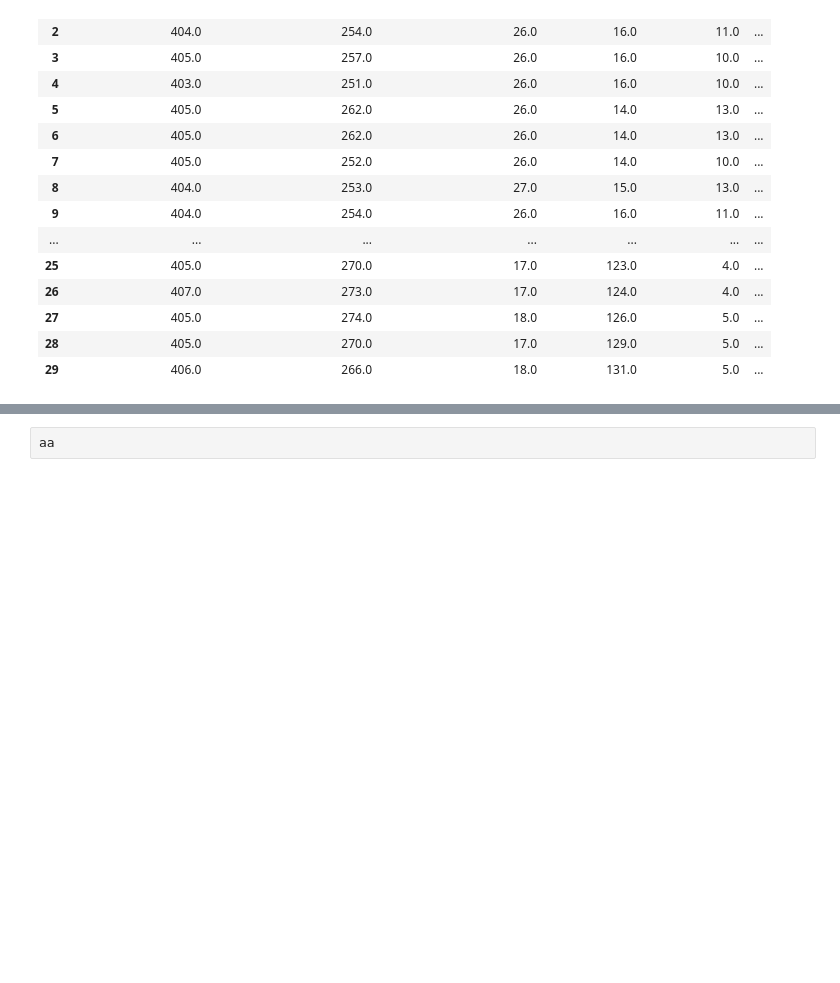
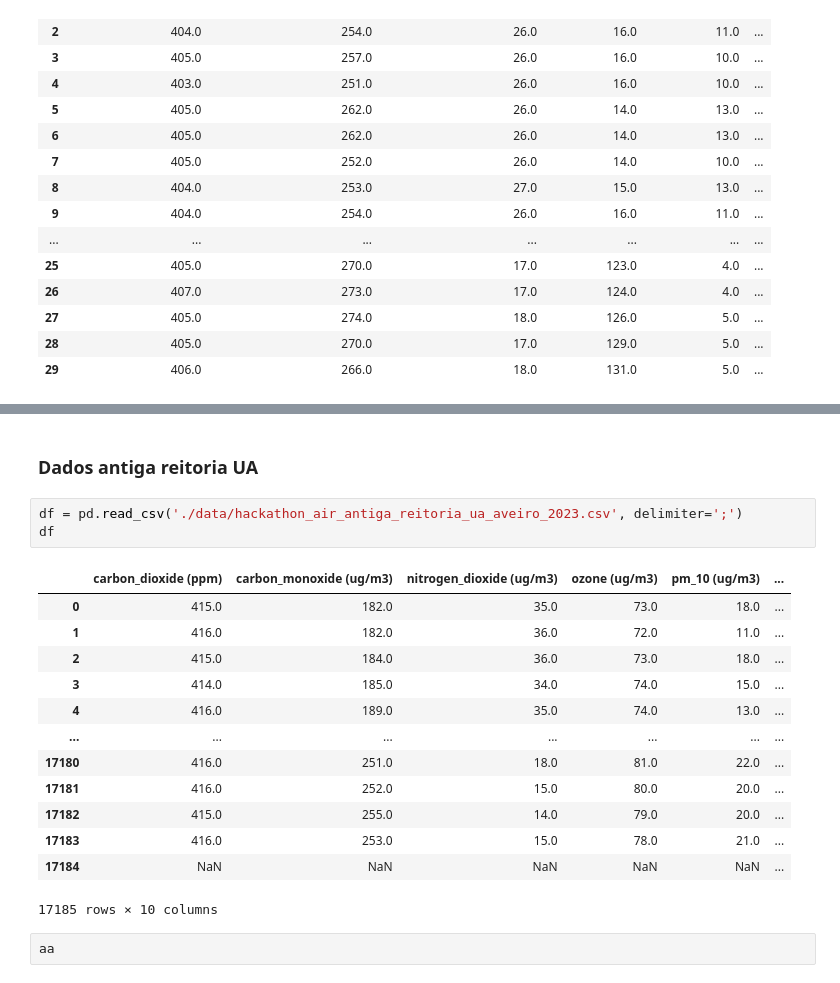
Before and after one commit to lucianlorens/hackathon_aveiro_tecnopolis, a Jupyter notebook: sketch_notebook.ipynb, the cells around one changed output, grey strips where cells are left out. Drawn from its saved outputs; the diff is of its cells as text; blank space fills up the shorter version.

```diff
--- a/sketch_notebook.ipynb
+++ b/sketch_notebook.ipynb
@@ -50,2 +66,21 @@ df
+# %% [markdown]
+### Dados antiga reitoria UA
+# %%
+df = pd.read_csv('./data/hackathon_air_antiga_reitoria_ua_aveiro_2023.csv', delimiter=';')
+df
+# %% [output]
+|  | carbon_dioxide (ppm) | carbon_monoxide (ug/m3) | nitrogen_dioxide (ug/m3) | ozone (ug/m3) | pm_10 (ug/m3) | ... |
+| 0 | 415.0 | 182.0 | 35.0 | 73.0 | 18.0 | ... |
+| 1 | 416.0 | 182.0 | 36.0 | 72.0 | 11.0 | ... |
+| 2 | 415.0 | 184.0 | 36.0 | 73.0 | 18.0 | ... |
+| 3 | 414.0 | 185.0 | 34.0 | 74.0 | 15.0 | ... |
+| 4 | 416.0 | 189.0 | 35.0 | 74.0 | 13.0 | ... |
+| ... | ... | ... | ... | ... | ... | ... |
+| 17180 | 416.0 | 251.0 | 18.0 | 81.0 | 22.0 | ... |
+| 17181 | 416.0 | 252.0 | 15.0 | 80.0 | 20.0 | ... |
+| 17182 | 415.0 | 255.0 | 14.0 | 79.0 | 20.0 | ... |
+| 17183 | 416.0 | 253.0 | 15.0 | 78.0 | 21.0 | ... |
+| 17184 | NaN | NaN | NaN | NaN | NaN | ... |
+17185 rows × 10 columns
 # %%
 aa
```
Also changed, not shown: parts of 5 cells of this notebook, 1 other file.
